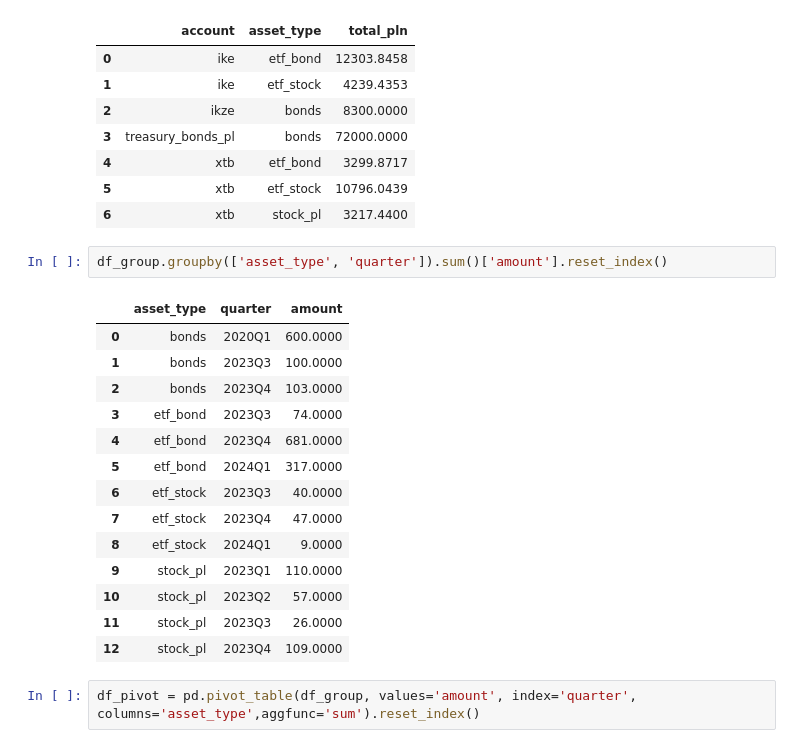
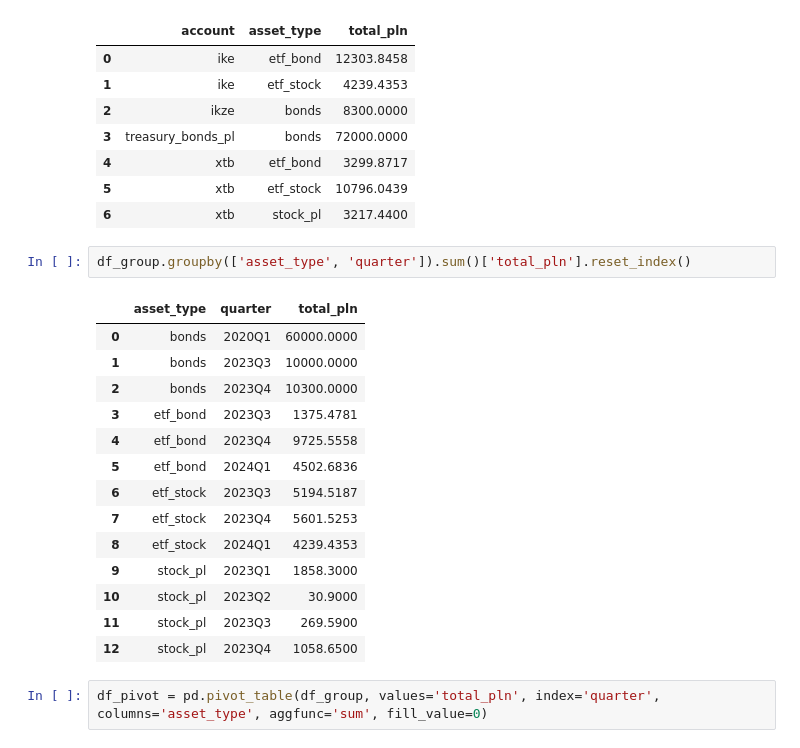
Before and after one commit to chomiczdawid/investment-portfolio-dashboard, a Jupyter notebook: data_processing.ipynb, the cells around one changed output. Cells and saved outputs as stored; diff of their text form.

```diff
--- a/data_processing.ipynb
+++ b/data_processing.ipynb
@@ -39,24 +63,24 @@ df_group.groupby(['account', 'asset_type']).sum()['total_pln'].reset_index()
 | 5 | xtb | etf_stock | 10796.0439 |
 | 6 | xtb | stock_pl | 3217.4400 |
 # %%
-df_group.groupby(['asset_type', 'quarter']).sum()['amount'].reset_index()
+df_group.groupby(['asset_type', 'quarter']).sum()['total_pln'].reset_index()
 # %% [output]
-|  | asset_type | quarter | amount |
-| 0 | bonds | 2020Q1 | 600.0000 |
-| 1 | bonds | 2023Q3 | 100.0000 |
-| 2 | bonds | 2023Q4 | 103.0000 |
-| 3 | etf_bond | 2023Q3 | 74.0000 |
-| 4 | etf_bond | 2023Q4 | 681.0000 |
-| 5 | etf_bond | 2024Q1 | 317.0000 |
-| 6 | etf_stock | 2023Q3 | 40.0000 |
-| 7 | etf_stock | 2023Q4 | 47.0000 |
-| 8 | etf_stock | 2024Q1 | 9.0000 |
-| 9 | stock_pl | 2023Q1 | 110.0000 |
-| 10 | stock_pl | 2023Q2 | 57.0000 |
-| 11 | stock_pl | 2023Q3 | 26.0000 |
-| 12 | stock_pl | 2023Q4 | 109.0000 |
+|  | asset_type | quarter | total_pln |
+| 0 | bonds | 2020Q1 | 60000.0000 |
+| 1 | bonds | 2023Q3 | 10000.0000 |
+| 2 | bonds | 2023Q4 | 10300.0000 |
+| 3 | etf_bond | 2023Q3 | 1375.4781 |
+| 4 | etf_bond | 2023Q4 | 9725.5558 |
+| 5 | etf_bond | 2024Q1 | 4502.6836 |
+| 6 | etf_stock | 2023Q3 | 5194.5187 |
+| 7 | etf_stock | 2023Q4 | 5601.5253 |
+| 8 | etf_stock | 2024Q1 | 4239.4353 |
+| 9 | stock_pl | 2023Q1 | 1858.3000 |
+| 10 | stock_pl | 2023Q2 | 30.9000 |
+| 11 | stock_pl | 2023Q3 | 269.5900 |
+| 12 | stock_pl | 2023Q4 | 1058.6500 |
 # %%
-df_pivot = pd.pivot_table(df_group, values='amount', index='quarter', columns='asset_type',aggfunc='sum').reset_index()
+df_pivot = pd.pivot_table(df_group, values='total_pln', index='quarter', columns='asset_type', aggfunc='sum', fill_value=0)
 # %%
 df_pivot.columns
 # %% [output]
```
Also changed, not shown: parts of 30 cells of this notebook, 2 other files.
